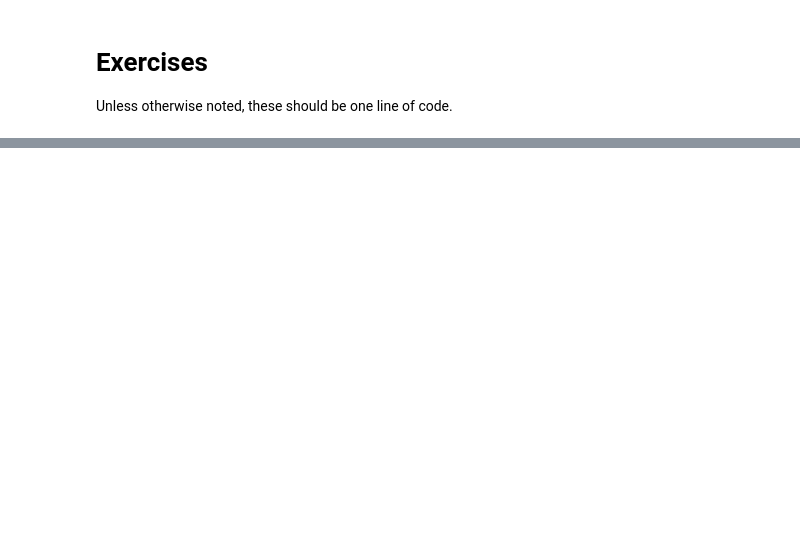
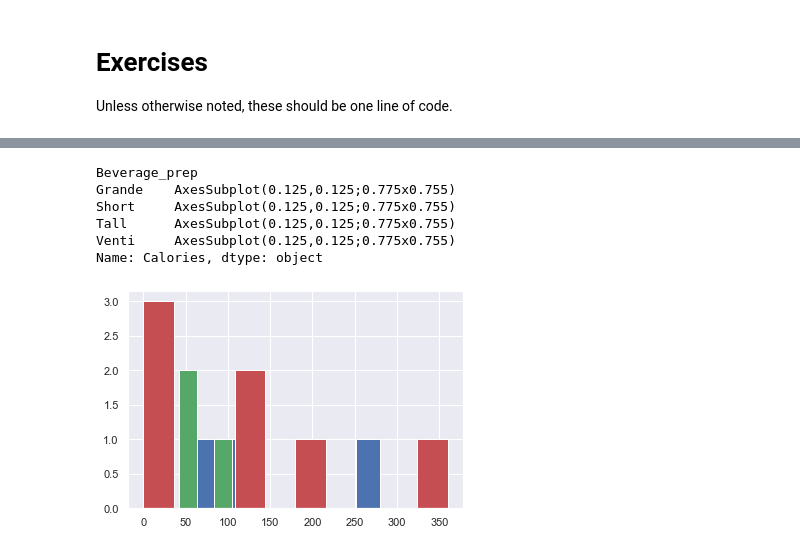
Before and after one commit to yixinzh-um/mdst_tutorials, a Jupyter notebook: Tutorial2/Numpy and Pandas.ipynb, the cells around one changed output, grey strips where cells are left out. Saved outputs shown, nothing was run; the diff lists cells and outputs as text; code cells hidden in the pictures; blank space fills up the shorter version.

```diff
--- a/Tutorial2/Numpy and Pandas.ipynb
+++ b/Tutorial2/Numpy and Pandas.ipynb
@@ -409,0 +805,18 @@ b = None # change this
+# %%
+# plot the distribution of calories in Short, Tall, Grande, and Venti drinks
+# (you can use multiple lines for this)
+# twist: you should also include the Nonfat Milk drinks that also have an associated size.
+
+# you can decide how you want to visualize this. Colors? Small multiples? Density vs histogram?
+# the starbucks is your oyster.
+st_df2=st_df[st_df['Beverage_prep'].isin (["Short","Tall", "Grande","Venti"])]
+
+st_df2.groupby("Beverage_prep")["Calories"].hist()
+# %% [output]
+Beverage_prep
+Grande    AxesSubplot(0.125,0.125;0.775x0.755)
+Short     AxesSubplot(0.125,0.125;0.775x0.755)
+Tall      AxesSubplot(0.125,0.125;0.775x0.755)
+Venti     AxesSubplot(0.125,0.125;0.775x0.755)
+Name: Calories, dtype: object
+[figure, added]
```
Also changed, not shown: parts of 97 cells of this notebook, 4 other files.
